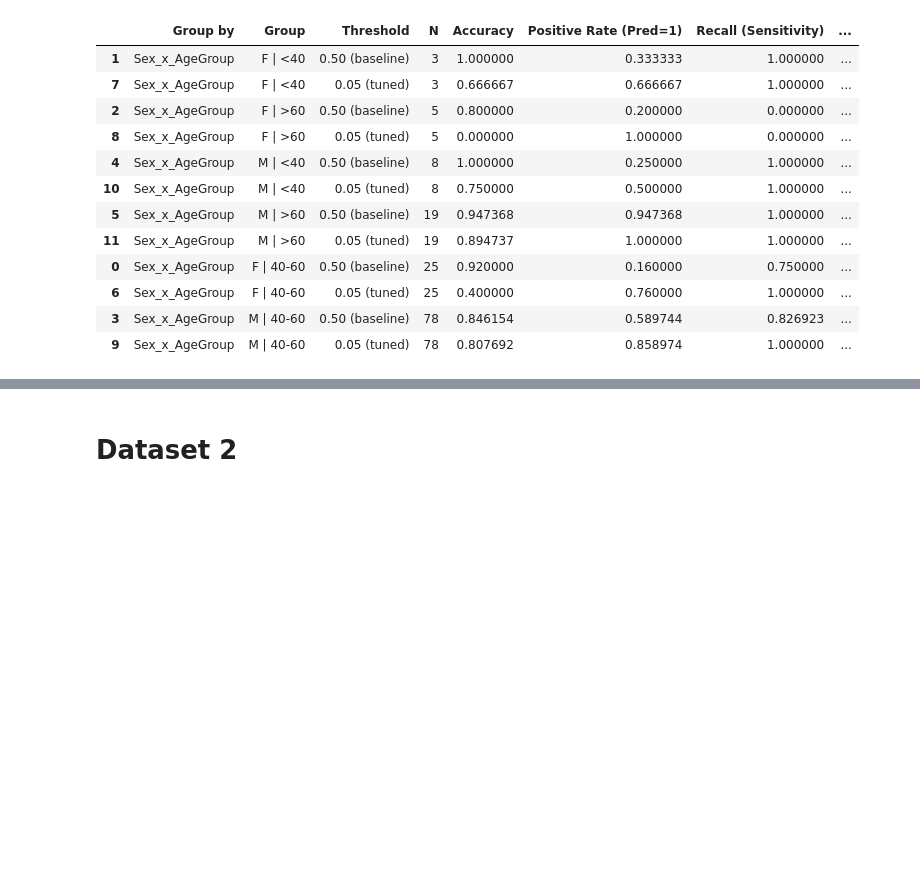
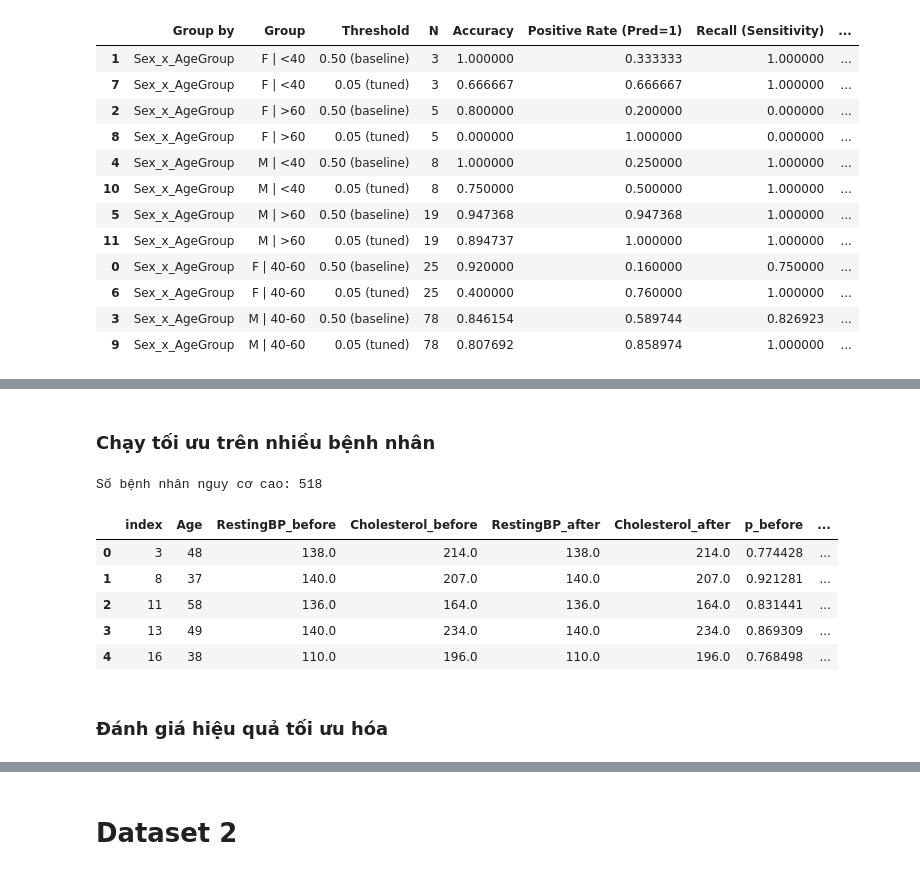
Before and after one commit to NguyenBuiHongTien/CVD_ML, a Jupyter notebook: CDV_New.ipynb, the cells around one changed output, grey strips where cells are left out. Saved outputs shown, nothing was run; the diff lists cells and outputs as text; code cells hidden in the pictures; blank space fills up the shorter version.

```diff
--- a/CDV_New.ipynb
+++ b/CDV_New.ipynb
@@ -1473,0 +1490,6 @@ else:
+# %%
+# df1 và feature_cols_ds1 đã có từ phần model DS1
+X_all = df1[feature_cols_ds1]
+df1["p_before"] = best_pipe_ds1.predict_proba(X_all)[:, 1]
+
+df1[["Age", "Sex", "RestingBP", "Cholesterol", "p_before"]].head()
@@ -1473,0 +1560,51 @@ else:
+# %% [markdown]
+### Chạy tối ưu trên nhiều bệnh nhân
+# %%
+# Chọn bệnh nhân nguy cơ cao (ví dụ p_before >= 0.5)
+high_risk_idx = df1[df1["p_before"] >= 0.5].index
+
+print("Số bệnh nhân nguy cơ cao:", len(high_risk_idx))
+
+records = []
+
+for idx in high_risk_idx:
+    patient = get_patient_from_df1(idx)
+
+    res = optimize_intervention_for_patient(
+        base_patient = patient,
+        pipe = best_pipe_ds1,
+        feature_cols = feature_cols_ds1,
+        lam = DEFAULT_LAMBDA,
+        C_bounds = DEFAULT_C_BOUNDS,
+        BP_bounds = DEFAULT_BP_BOUNDS,
+    )
+
+    rec = {
+        "index": idx,
+        "Age": patient["Age"],
+        "RestingBP_before": res["RestingBP_before"],
+        "Cholesterol_before": res["Cholesterol_before"],
+        "RestingBP_after": res["RestingBP_after"],
+        "Cholesterol_after": res["Cholesterol_after"],
+        "p_before": res["p_before"],
+        "p_after": res["p_after"],
+        "delta_p": res["delta_p"],
+        "dBP_opt": res["dBP_opt"],
+        "dC_opt": res["dC_opt"],
+        "no_effect": res["no_effect"],
+        "success": res["success"],
+    }
+    records.append(rec)
+
+df_opt = pd.DataFrame(records)
+df_opt.head()
+# %% [output]
+Số bệnh nhân nguy cơ cao: 518
+|  | index | Age | RestingBP_before | Cholesterol_before | RestingBP_after | Cholesterol_after | p_before | ... |
+| 0 | 3 | 48 | 138.0 | 214.0 | 138.0 | 214.0 | 0.774428 | ... |
+| 1 | 8 | 37 | 140.0 | 207.0 | 140.0 | 207.0 | 0.921281 | ... |
+| 2 | 11 | 58 | 136.0 | 164.0 | 136.0 | 164.0 | 0.831441 | ... |
+| 3 | 13 | 49 | 140.0 | 234.0 | 140.0 | 234.0 | 0.869309 | ... |
+| 4 | 16 | 38 | 110.0 | 196.0 | 110.0 | 196.0 | 0.768498 | ... |
+# %% [markdown]
+### Đánh giá hiệu quả tối ưu hóa
```
Also changed, not shown: parts of 48 cells of this notebook, 4 other files.
